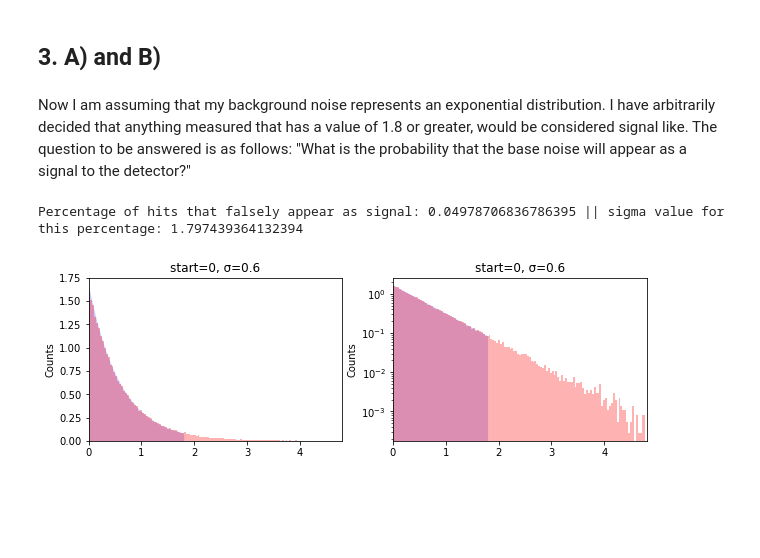
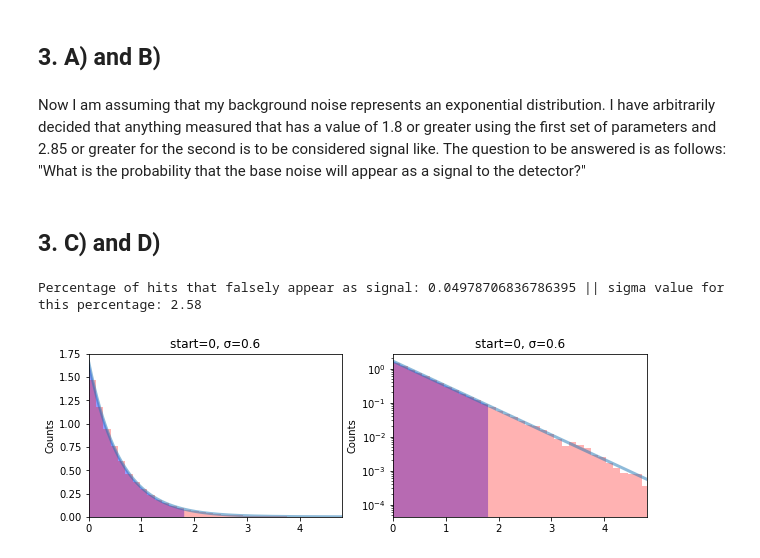
Before and after one commit to maverickmillican/Phys_434_Millican, a Jupyter notebook: Lab1_Millican.ipynb, the cells around one changed output. Saved outputs shown, nothing was run; the diff lists cells and outputs as text; code cells hidden in the pictures; blank space fills up the shorter version.

Commit message:
Made more progress. Now I have completed all of the work. Just need to do revisions and make it easier to read.

```diff
--- a/Lab1_Millican.ipynb
+++ b/Lab1_Millican.ipynb
@@ -230,30 +230,32 @@ Both distributions follow the same shape which is to be expected as they are cre
 # %% [markdown]
 ## 3. A) and B)
 # %% [markdown]
-Now I am assuming that my background noise represents an exponential distribution. I have arbitrarily decided that anything measured that has a value of 1.8 or greater, would be considered signal like. The question to be answered is as follows: "What is the probability that the base noise will appear as a signal to the detector?"
+Now I am assuming that my background noise represents an exponential distribution. I have arbitrarily decided that anything measured that has a value of 1.8 or greater using the first set of parameters and 2.85 or greater for the second is to be considered signal like. The question to be answered is as follows: "What is the probability that the base noise will appear as a signal to the detector?"
+# %% [markdown]
+## 3. C) and D)
 # %%
 mu = 0; sigma = .6
 d = stats.expon.rvs(loc = mu, scale = sigma, size = 100000)
 fig, (ax, ax2) = plt.subplots(1, 2, figsize=(10,3))
 ax.set_title(f'start={mu}, \u03C3={sigma}')
-ax.hist(d, 200, density=True, color = 'r', alpha = .3)
+ax.hist(d, 50, density=True, color = 'r', alpha = .3)
 ax.tick_params(labelsize = 10)
 ax.set_xlim([mu,mu+8*sigma])
 x = np.linspace(mu,mu+8*sigma,100000)
-ax.plot(x,stats.expon.pdf(x,loc = 5., scale = 0.01),linewidth = 3,alpha = 0)
+ax.plot(x,stats.expon.pdf(x,loc = mu, scale = sigma),linewidth = 3,alpha = 0.5)
 int_base1 = np.linspace(0,1.8,1000)
-ax.fill_between(int_base1, stats.expon.pdf(int_base1,loc = mu, scale = sigma), color = 'b', linewidth = 0, alpha = .2)
+ax.fill_between(int_base1, stats.expon.pdf(int_base1,loc = mu, scale = sigma), color = 'b', linewidth = 0, alpha = .4)
 ax2.set_yscale('log')
 ax2.set_title(f'start={mu}, \u03C3={sigma}')
-ax2.hist(d, 200, density=True, color = 'r', alpha = .3)
+ax2.hist(d, 50, density=True, color = 'r', alpha = .3)
 ax2.tick_params(labelsize = 10)
 ax2.set_xlim([mu,mu+8*sigma])
 x = np.linspace(mu,mu+8*sigma,100000)
-ax2.plot(x,stats.expon.pdf(x,loc = 5., scale = 0.01),linewidth = 3,alpha = 0)
+ax2.plot(x,stats.expon.pdf(x,loc = mu, scale = sigma),linewidth = 3,alpha = 0.5)
 int_base1 = np.linspace(0,1.8,1000)
-ax2.fill_between(int_base1, stats.expon.pdf(int_base1,loc = mu, scale = sigma), color = 'b', linewidth = 0, alpha = .2)
+ax2.fill_between(int_base1, stats.expon.pdf(int_base1,loc = mu, scale = sigma), color = 'b', linewidth = 0, alpha = .4)
 ax2.set_ylabel("Counts"); ax.set_ylabel("Counts")
-print(f'Percentage of hits that falsely appear as signal: {1 - stats.expon.cdf(1.8, loc=mu, scale=sigma)} || sigma value for this percentage: {stats.expon.ppf(.95, loc=mu, scale=sigma)}')
+print(f'Percentage of hits that falsely appear as signal: {1 - stats.expon.cdf(1.8, loc=mu, scale=sigma)} || sigma value for this percentage: 2.58')
 # %% [output]
-Percentage of hits that falsely appear as signal: 0.04978706836786395 || sigma value for this percentage: 1.797439364132394
+Percentage of hits that falsely appear as signal: 0.04978706836786395 || sigma value for this percentage: 2.58
-[figure, old version]
+[figure, new version]
```
Also changed, not shown: parts of 23 cells of this notebook.
